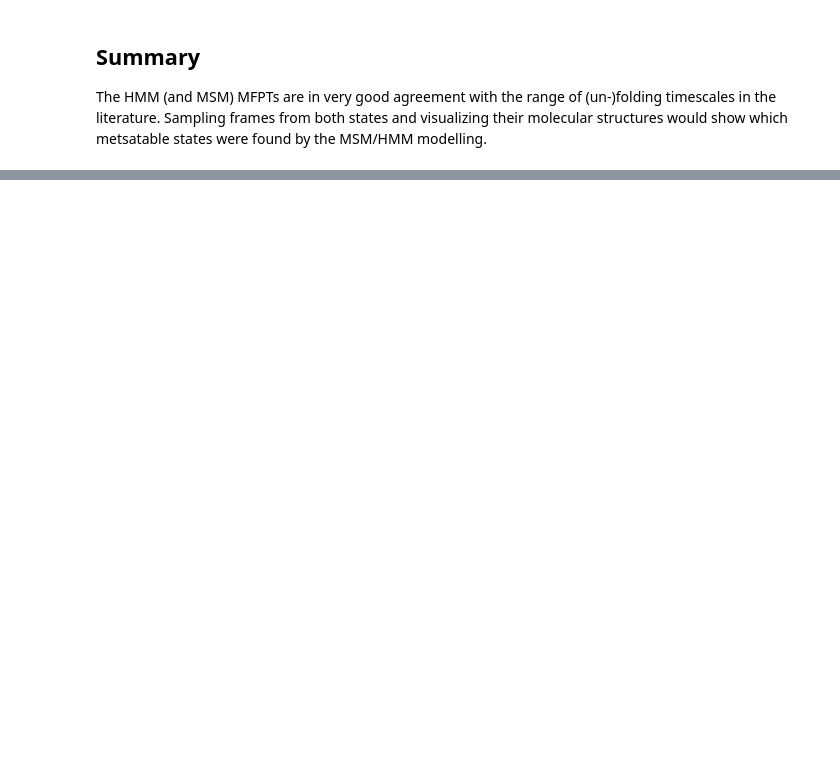
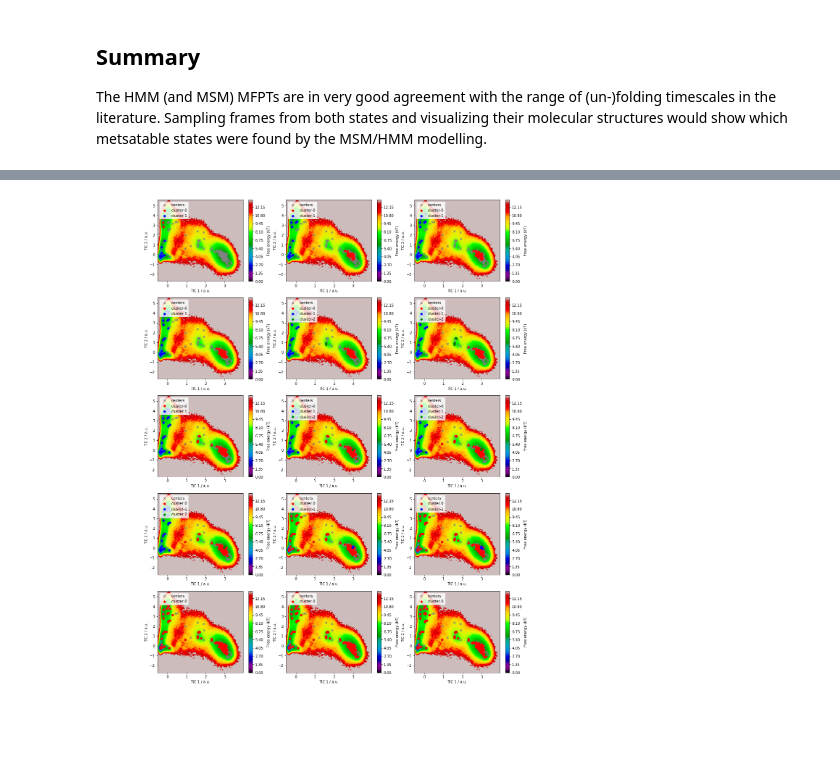
Before and after one commit to choderalab/msm-mfpt, a Jupyter notebook: models/NTL9_model_mindist-ernesto.ipynb, the cells around one changed output, grey strips where cells are left out. Drawn from its saved outputs; the diff is of its cells as text; code cells hidden in the pictures; blank space fills up the shorter version.

```diff
--- a/models/NTL9_model_mindist-ernesto.ipynb
+++ b/models/NTL9_model_mindist-ernesto.ipynb
@@ -112,0 +264,8 @@ The HMM (and MSM) MFPTs are in very good agreement with the range of (un-)foldin
+# %%
+msm1 = pyemma.msm.estimate_markov_model(cluster.dtrajs, lag=1, dt_traj='0.0002 us')
+# %%
+lags=np.array([1, 10, 50, 100, 250, 500, 750, 1000,1200, 1400, 1600, 1800, 2000, 2500,3000, 3500, 4000, 4500, 5000])
+lag_to_use = [1]
+lag_index = [ get_lagtime_from_array(lags, element*0.2)[0] for element in lag_to_use ]
+#range_per_lag = [[3000,8000]]
+range_per_lag = [[2000,18000]]
@@ -112,0 +274,84 @@ The HMM (and MSM) MFPTs are in very good agreement with the range of (un-)foldin
+# %%
+K = msm1.P
+dt = 0.2
+#---------------------
+printmd("### Lag-time: "+str(dt)+"ns")
+
+t_min_list=[]
+t_max_list=[]
+t_AB_list=[]
+
+big_clusters_list = []
+
+# t_cut range
+min_ = range_per_lag[0][0]
+max_ = range_per_lag[0][1]
+interval = (max_ - min_)//15
+t_cut_values =  [min_+i for i in range(0,max_- min_,interval)][0:15]
+
+
+fig_n_cols = 3
+fig_n_rows = int(math.ceil(len(t_cut_values)/fig_n_cols))
+
+
+fig = plt.figure(figsize=(6*fig_n_cols, 4.8*fig_n_rows))
+
+printmd("#### t_values:")
+
+for ii, t_cut in enumerate(t_cut_values):
+
+    big_clusters=[]
+    big_clusters_index =[]
+
+    # clustering
+    clusters, t_min, t_max, clustered_tmatrix = kinetic_clustering_from_tmatrix(K, t_cut=t_cut, verbose=False)
+    #clusters, t_min, t_max = kinetic_clustering2_from_tmatrix(K, t_cut=t_cut, verbose=False)
+
+
+    t_min_list.append(t_min)
+    t_max_list.append(t_max)
+
+    for i, cluster_i in enumerate(clusters):
+        if len(cluster_i) > 1:
+            big_clusters.append(cluster_i)
+            big_clusters_index.append(i)
+
+    n_big = len(big_clusters)
+
+    macrostates = biggest_clusters_indexes(big_clusters, n_pick=2)
+    #macrostates_list.append([ clusters[macrostates[i]] for i in range(len(macrostates))])
+    big_clusters_list.append(big_clusters)
+
+    if n_big > 1:
+        #tAB = markov_commute_time(clustered_tmatrix,[macrostates[0]],[macrostates[1]] )
+        tAB = markov_commute_time(K,[macrostates[0]],[macrostates[1]] )
+    else:
+        tAB = 0.0
+    t_AB_list.append(tAB)
+
+    print("t_cut: {:.2f}ns, t_min: {:.2f}ns, t_max: {:.2e}ns, tAB: {:.2f}ns".format(t_cut*dt, t_min*dt, t_max*dt, tAB*dt))
+
+    plt.subplot(fig_n_rows, fig_n_cols, ii+1)
+    pyemma.plots.plot_free_energy(*tica[:,:2].T)
+    plt.scatter(*cluster.clustercenters[:,:2].T, marker='x', c='grey', s=30, label='centers')
+    plt.annotate("t_cut: {:.2f}ns".format(t_cut*dt), xy=(-0.8,-4))
+
+    colors = ['red','blue','green','black','orange'] + color_sequence
+
+    for i, cluster_i in enumerate(big_clusters):
+        cluster_i_tica_xy = []
+        for index in cluster_i:
+            cluster_i_tica_xy.append(cluster.clustercenters[:,:2][index])
+        cluster_i_tica_xy = np.array(cluster_i_tica_xy)
+        plt.scatter(*cluster_i_tica_xy.T, marker='o', c=colors[i], s=30, label='cluster-'+str(i))
+
+    plt.legend(loc='upper left')
+    plt.xlabel('TIC 1 / a.u.')
+    plt.ylabel('TIC 2 / a.u.')
+
+printmd("#### Observed clusters vs t_cut")
+plt.show()
+
+printmd("#### t_AB plots:")
+plot_t_AB(t_cut_values, t_min_list, t_max_list, t_AB_list)
+# %% [output]
@@ -112,0 +376 @@ The HMM (and MSM) MFPTs are in very good agreement with the range of (un-)foldin
+[figure, added]
```
Also changed, not shown: parts of 26 cells of this notebook.
